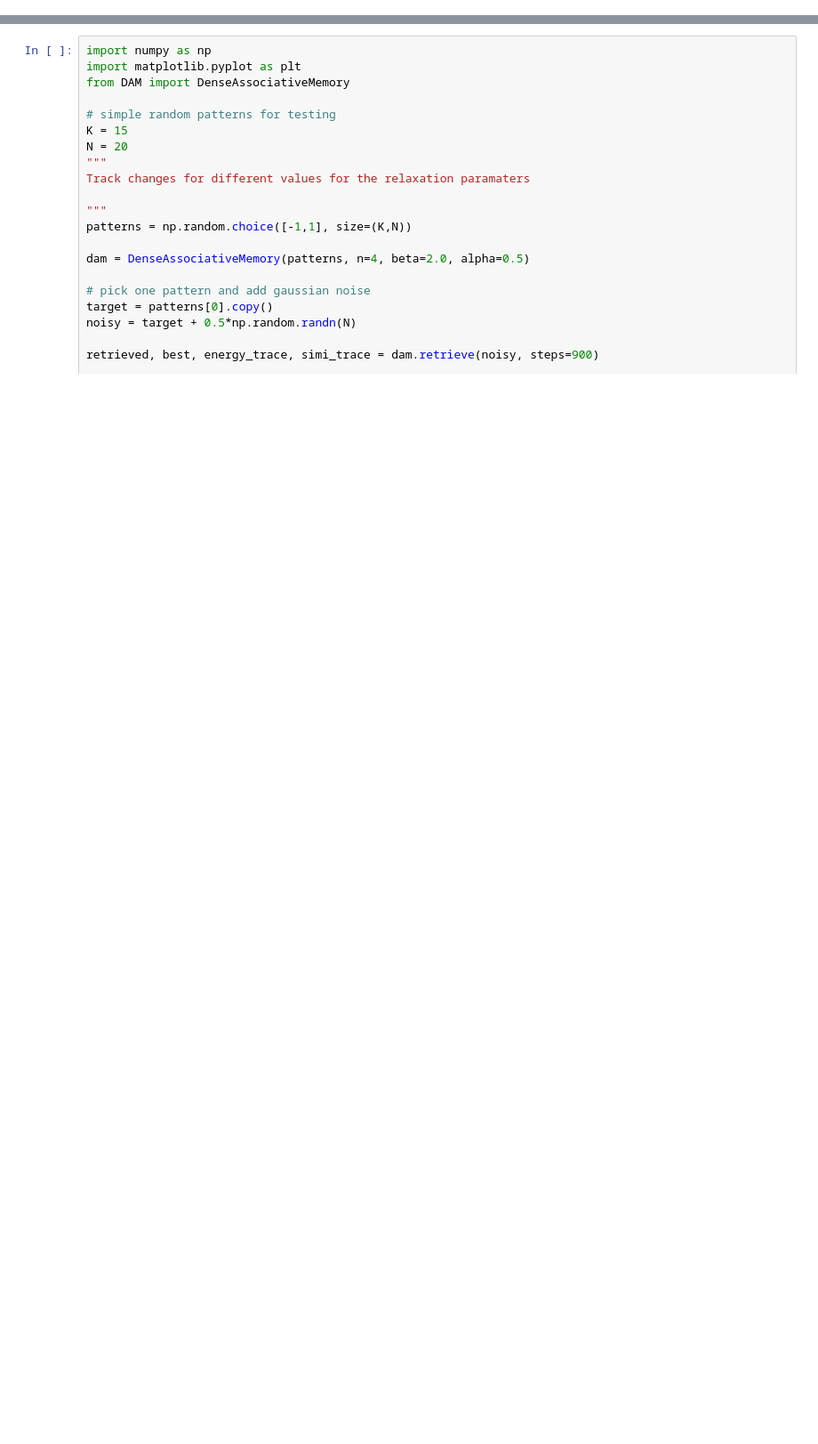
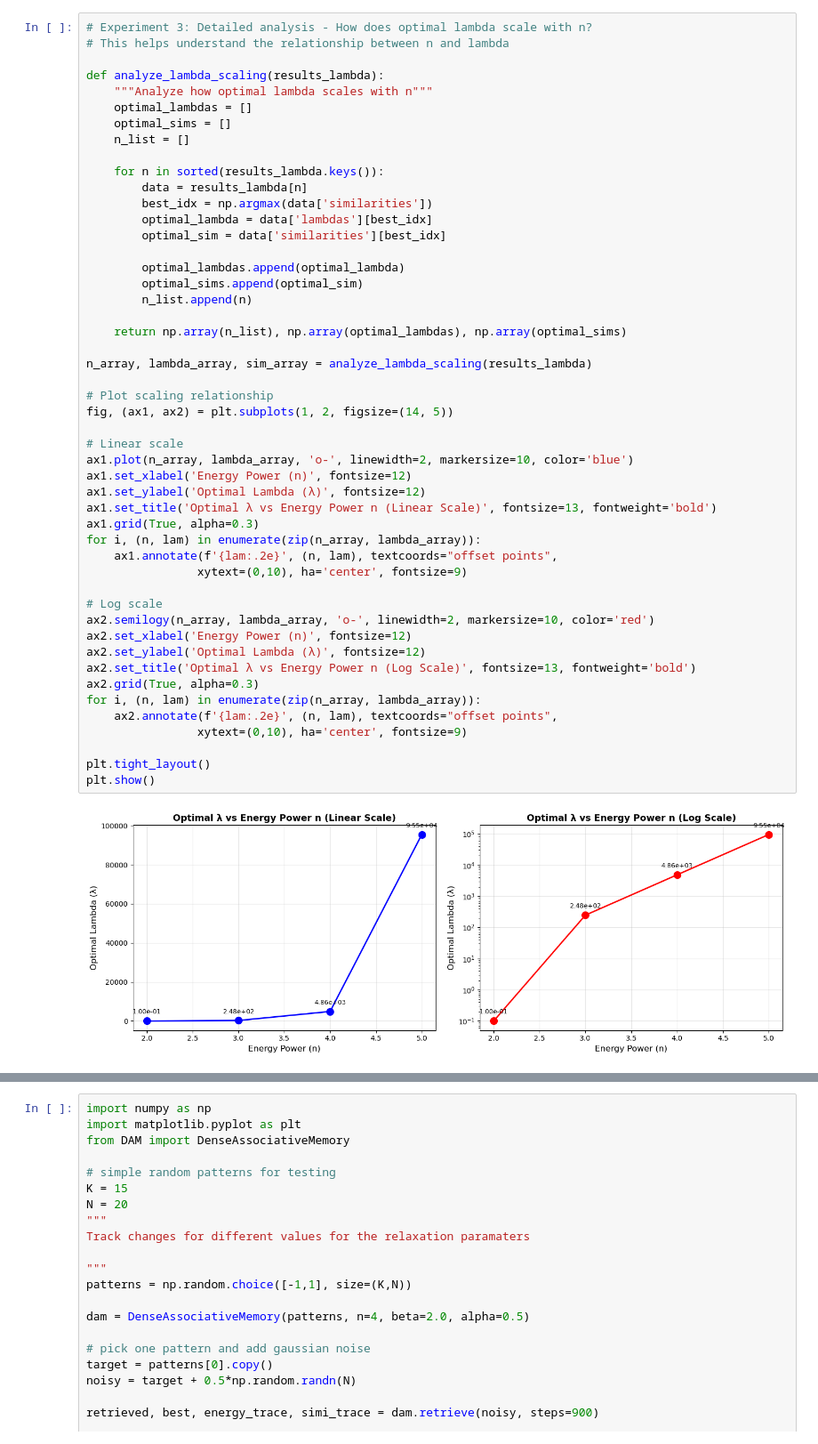
Before and after one commit to AhmedAlSunbati712/memgrid, a Jupyter notebook: DenseAM.ipynb, the cells around one changed output, grey strips where cells are left out. Shown at 89% size. Drawn from its saved outputs; the diff is of its cells as text; blank space fills up the shorter version.

```diff
--- a/DenseAM.ipynb
+++ b/DenseAM.ipynb
@@ -19,0 +439,51 @@ Something that i need to investigate is the range of lambdas that are suitable f
+# %%
+# Experiment 3: Detailed analysis - How does optimal lambda scale with n?
+# This helps understand the relationship between n and lambda
+
+def analyze_lambda_scaling(results_lambda):
+    """Analyze how optimal lambda scales with n"""
+    optimal_lambdas = []
+    optimal_sims = []
+    n_list = []
+
+    for n in sorted(results_lambda.keys()):
+        data = results_lambda[n]
+        best_idx = np.argmax(data['similarities'])
+        optimal_lambda = data['lambdas'][best_idx]
+        optimal_sim = data['similarities'][best_idx]
+
+        optimal_lambdas.append(optimal_lambda)
+        optimal_sims.append(optimal_sim)
+        n_list.append(n)
+
+    return np.array(n_list), np.array(optimal_lambdas), np.array(optimal_sims)
+
+n_array, lambda_array, sim_array = analyze_lambda_scaling(results_lambda)
+
+# Plot scaling relationship
+fig, (ax1, ax2) = plt.subplots(1, 2, figsize=(14, 5))
+
+# Linear scale
+ax1.plot(n_array, lambda_array, 'o-', linewidth=2, markersize=10, color='blue')
+ax1.set_xlabel('Energy Power (n)', fontsize=12)
+ax1.set_ylabel('Optimal Lambda (λ)', fontsize=12)
+ax1.set_title('Optimal λ vs Energy Power n (Linear Scale)', fontsize=13, fontweight='bold')
+ax1.grid(True, alpha=0.3)
+for i, (n, lam) in enumerate(zip(n_array, lambda_array)):
+    ax1.annotate(f'{lam:.2e}', (n, lam), textcoords="offset points",
+                xytext=(0,10), ha='center', fontsize=9)
+
+# Log scale
+ax2.semilogy(n_array, lambda_array, 'o-', linewidth=2, markersize=10, color='red')
+ax2.set_xlabel('Energy Power (n)', fontsize=12)
+ax2.set_ylabel('Optimal Lambda (λ)', fontsize=12)
+ax2.set_title('Optimal λ vs Energy Power n (Log Scale)', fontsize=13, fontweight='bold')
+ax2.grid(True, alpha=0.3)
+for i, (n, lam) in enumerate(zip(n_array, lambda_array)):
+    ax2.annotate(f'{lam:.2e}', (n, lam), textcoords="offset points",
+                xytext=(0,10), ha='center', fontsize=9)
+
+plt.tight_layout()
+plt.show()
+# %% [output]
+[figure, added]
```
Also changed, not shown: parts of 18 cells of this notebook, 1 other file.
